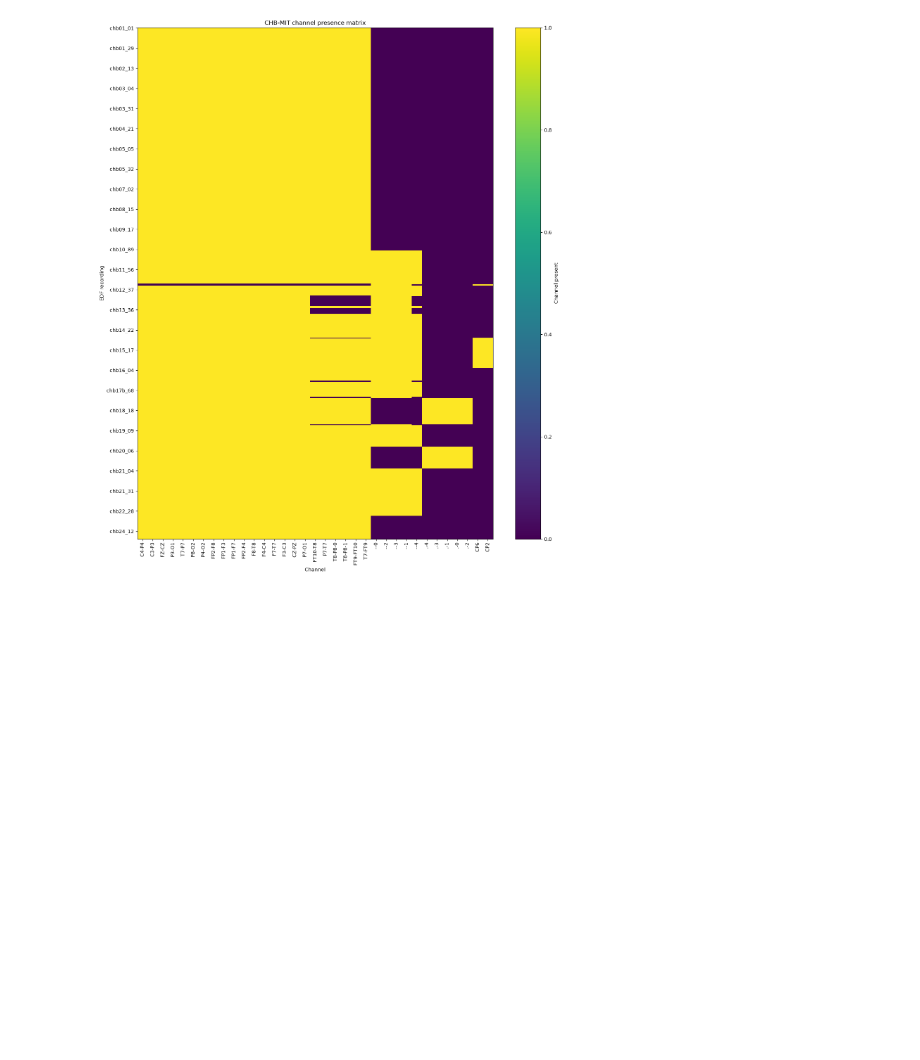
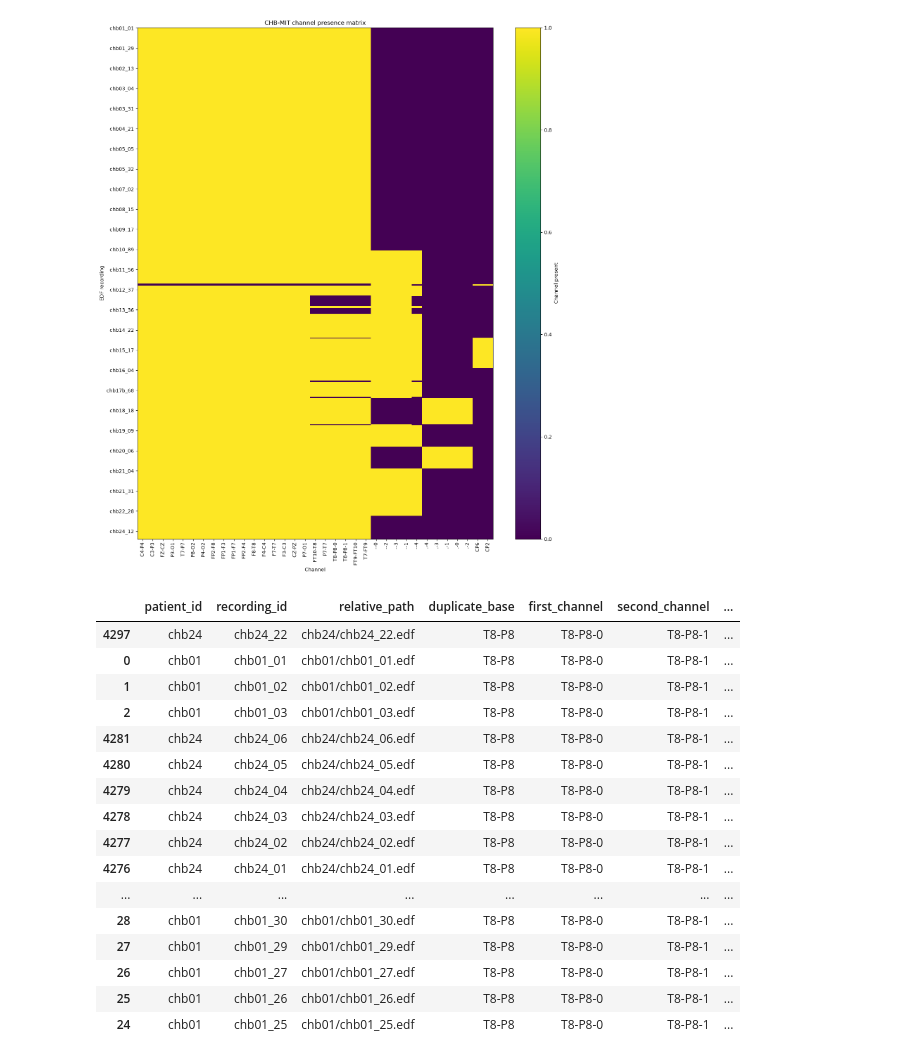
Before and after one commit to arasparsa/epilepsy-eeg-hybrid-ai, a Jupyter notebook: notebooks/02_chbmit_channel_audit.ipynb, the cells around one changed output. Cells and saved outputs as stored; diff of their text form; code cells hidden in the pictures; blank space fills up the shorter version.

```diff
--- a/notebooks/02_chbmit_channel_audit.ipynb
+++ b/notebooks/02_chbmit_channel_audit.ipynb
@@ -621,3 +621,30 @@ fig.savefig(
 plt.show()
 # %% [output]
 [figure]
+# %%
+duplicate_comparison = pd.read_csv(
+    METADATA_DIR / "chbmit_duplicate_channel_comparison.csv"
+)
+
+duplicate_comparison.sort_values(
+    "pearson_correlation",
+    ascending=False,
+).head(30)
+# %% [output]
+|  | patient_id | recording_id | relative_path | duplicate_base | first_channel | second_channel | ... |
+| 4297 | chb24 | chb24_22 | chb24/chb24_22.edf | T8-P8 | T8-P8-0 | T8-P8-1 | ... |
+| 0 | chb01 | chb01_01 | chb01/chb01_01.edf | T8-P8 | T8-P8-0 | T8-P8-1 | ... |
+| 1 | chb01 | chb01_02 | chb01/chb01_02.edf | T8-P8 | T8-P8-0 | T8-P8-1 | ... |
+| 2 | chb01 | chb01_03 | chb01/chb01_03.edf | T8-P8 | T8-P8-0 | T8-P8-1 | ... |
+| 4281 | chb24 | chb24_06 | chb24/chb24_06.edf | T8-P8 | T8-P8-0 | T8-P8-1 | ... |
+| 4280 | chb24 | chb24_05 | chb24/chb24_05.edf | T8-P8 | T8-P8-0 | T8-P8-1 | ... |
+| 4279 | chb24 | chb24_04 | chb24/chb24_04.edf | T8-P8 | T8-P8-0 | T8-P8-1 | ... |
+| 4278 | chb24 | chb24_03 | chb24/chb24_03.edf | T8-P8 | T8-P8-0 | T8-P8-1 | ... |
+| 4277 | chb24 | chb24_02 | chb24/chb24_02.edf | T8-P8 | T8-P8-0 | T8-P8-1 | ... |
+| 4276 | chb24 | chb24_01 | chb24/chb24_01.edf | T8-P8 | T8-P8-0 | T8-P8-1 | ... |
+| ... | ... | ... | ... | ... | ... | ... | ... |
+| 28 | chb01 | chb01_30 | chb01/chb01_30.edf | T8-P8 | T8-P8-0 | T8-P8-1 | ... |
+| 27 | chb01 | chb01_29 | chb01/chb01_29.edf | T8-P8 | T8-P8-0 | T8-P8-1 | ... |
+| 26 | chb01 | chb01_27 | chb01/chb01_27.edf | T8-P8 | T8-P8-0 | T8-P8-1 | ... |
+| 25 | chb01 | chb01_26 | chb01/chb01_26.edf | T8-P8 | T8-P8-0 | T8-P8-1 | ... |
+| 24 | chb01 | chb01_25 | chb01/chb01_25.edf | T8-P8 | T8-P8-0 | T8-P8-1 | ... |
```
Also changed, not shown: 3 other files.
